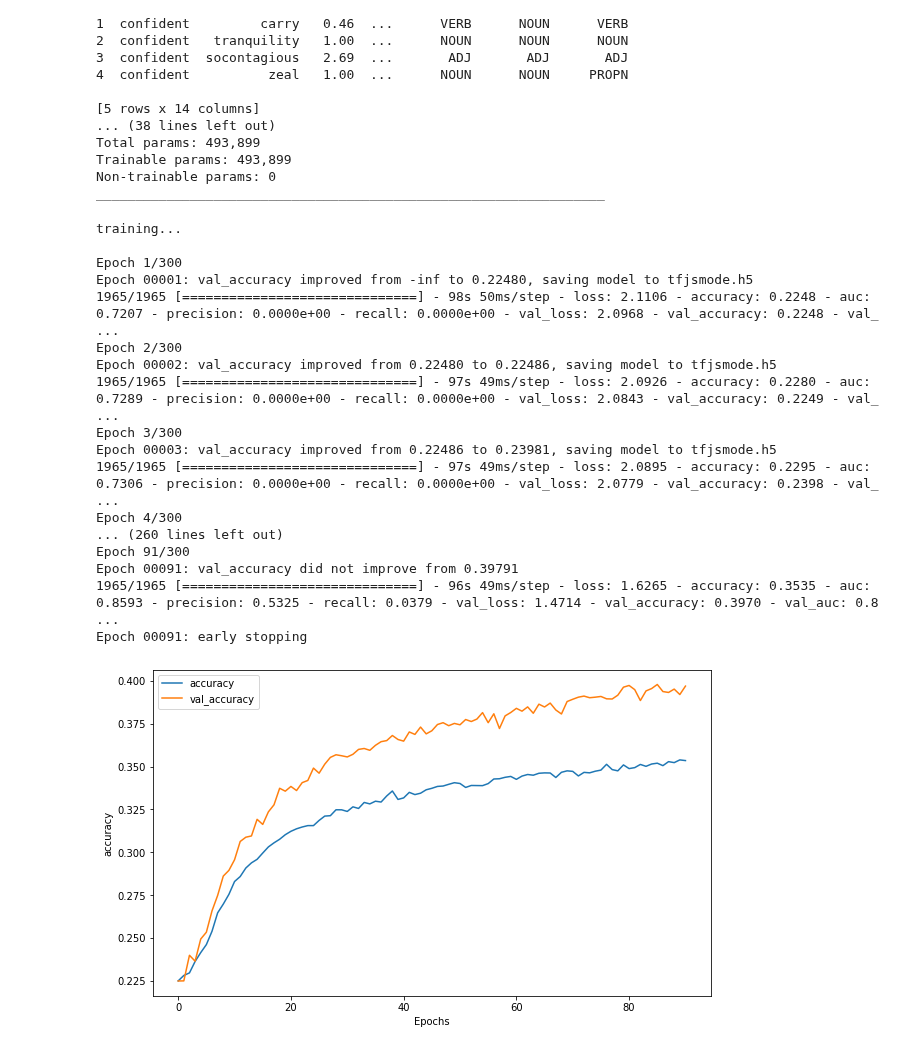
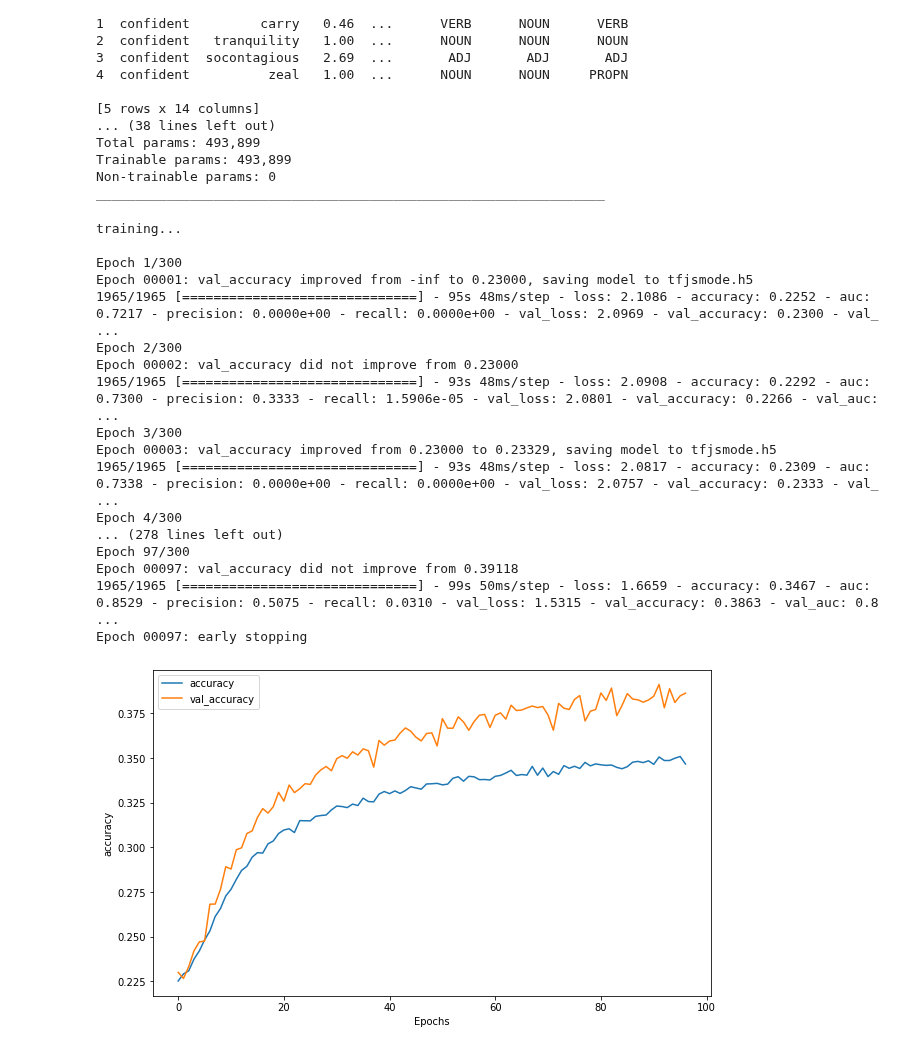
Before and after one commit to aascode/sentiment-analysis-2, a Jupyter notebook: training/training_words.ipynb, the cells around one changed output. Saved outputs shown, nothing was run; the diff lists cells and outputs as text; code cells hidden in the pictures.

Commit message:
BiLSTM model

```diff
--- a/training/training_words.ipynb
+++ b/training/training_words.ipynb
@@ -290,8 +317,7 @@ def prepare_dataset(labeldict : dict, test_size=.3, validation_size=.1):
     print(('y: {}').format(y))
 
     # create/split train, validation and test and shuffle the data
-    x_train, x_test, y_train, y_test = train_test_split(x, y, test_size=test_size, shuffle=True,
-                                                        random_state=42) # use random_state=42 ? **
+    x_train, x_test, y_train, y_test = train_test_split(x, y, test_size=test_size, shuffle=True)
     print(x.max(), x.min())
 
     x_train_val, x_validation, y_train_val, y_validation = train_test_split(x_train, y_train, test_size=test_size, shuffle=True)
@@ -337,25 +363,25 @@ def build_model(vocab_size, embedding_dim=64, input_length=30):
     model = tf.keras.Sequential([
         tf.keras.layers.Embedding(input_dim=(vocab_size + 1), output_dim=embedding_dim, input_length=input_length),
 
-        tf.keras.layers.Bidirectional(tf.keras.layers.LSTM(rnn_units,return_sequences=True, dropout=0.2)),
-        tf.keras.layers.Bidirectional(tf.keras.layers.LSTM(rnn_units,return_sequences=True, dropout=0.2)),
+        tf.keras.layers.Bidirectional(tf.keras.layers.LSTM(rnn_units, return_sequences=True, dropout=.2)),
+        tf.keras.layers.Bidirectional(tf.keras.layers.LSTM(rnn_units, return_sequences=True, dropout=.2)),
         tf.keras.layers.GlobalMaxPool1D(),
-        tf.keras.layers.Dropout(0.1),
-        tf.keras.layers.Dense(64, activation='relu'),
+        tf.keras.layers.Dropout(.1),
+        tf.keras.layers.Dense(64, activation='tanh'), # instead of relu
 
         # softmax output layer
         tf.keras.layers.Dense(11, activation='softmax')
     ])
 
     # optimizer & loss
-    opt = 'adam' #tf.optimizers.Adam(learning_rate=1e-4)
+    opt = 'RMSprop' # instead of # adam # tf.optimizers.Adam(leanirning_rate=1e-4)
     loss = 'categorical_crossentropy'
 
     # Metrics
-    # Instead of using AUC: Precision & Recall
+    # AUC: Computes the approximate AUC (Area Under the Curve) via a Riemann sum.
     # Precision: Computes the precision of the predictions with respect to the labels.
     # Recall: Computes the recall of the predictions with respect to the labels.
-    metrics = ['accuracy', 'AUC','Precision', 'Recall']
+    metrics = ['accuracy', 'AUC', 'Precision', 'Recall']
 
     # compile model
     model.compile(optimizer=opt,
@@ -513,6 +543,13 @@ Non-trainable params: 0
 _________________________________________________________________
 # %%
 # train the model
+
+# observations:
+# precision & recall 0.000e+00 in early epochs
+# on the first epoch: val_accuracy improved from -inf to 0.23
+# low accuracy
+# val_accuracy is low but higher than accuracy
+
 history = train(model=model, x_train=x_train, y_train=to_categorical(y_train), batch_size=BATCH_SIZE,
                 x_validation=x_validation, y_validation=to_categorical(y_validation),
                 epochs=EPOCHS, verbose=1, monitor_es='val_loss', mode_es='min', restore=False)
@@ -520,24 +557,25 @@ history = train(model=model, x_train=x_train, y_train=to_categorical(y_train), b
 training...
 
 Epoch 1/300
-Epoch 00001: val_accuracy improved from -inf to 0.22480, saving model to tfjsmode.h5
-1965/1965 [==============================] - 98s 50ms/step - loss: 2.1106 - accuracy: 0.2248 - auc: 0.7207 - precision: 0.0000e+00 - recall: 0.0000e+00 - val_loss: 2.0968 - val_accuracy: 0.2248 - val_ ...
+Epoch 00001: val_accuracy improved from -inf to 0.23000, saving model to tfjsmode.h5
+1965/1965 [==============================] - 95s 48ms/step - loss: 2.1086 - accuracy: 0.2252 - auc: 0.7217 - precision: 0.0000e+00 - recall: 0.0000e+00 - val_loss: 2.0969 - val_accuracy: 0.2300 - val_ ...
 Epoch 2/300
-Epoch 00002: val_accuracy improved from 0.22480 to 0.22486, saving model to tfjsmode.h5
-1965/1965 [==============================] - 97s 49ms/step - loss: 2.0926 - accuracy: 0.2280 - auc: 0.7289 - precision: 0.0000e+00 - recall: 0.0000e+00 - val_loss: 2.0843 - val_accuracy: 0.2249 - val_ ...
+Epoch 00002: val_accuracy did not improve from 0.23000
+1965/1965 [==============================] - 93s 48ms/step - loss: 2.0908 - accuracy: 0.2292 - auc: 0.7300 - precision: 0.3333 - recall: 1.5906e-05 - val_loss: 2.0801 - val_accuracy: 0.2266 - val_auc: ...
 Epoch 3/300
-Epoch 00003: val_accuracy improved from 0.22486 to 0.23981, saving model to tfjsmode.h5
-1965/1965 [==============================] - 97s 49ms/step - loss: 2.0895 - accuracy: 0.2295 - auc: 0.7306 - precision: 0.0000e+00 - recall: 0.0000e+00 - val_loss: 2.0779 - val_accuracy: 0.2398 - val_ ...
+Epoch 00003: val_accuracy improved from 0.23000 to 0.23329, saving model to tfjsmode.h5
+1965/1965 [==============================] - 93s 48ms/step - loss: 2.0817 - accuracy: 0.2309 - auc: 0.7338 - precision: 0.0000e+00 - recall: 0.0000e+00 - val_loss: 2.0757 - val_accuracy: 0.2333 - val_ ...
 Epoch 4/300
-... (260 lines left out)
-Epoch 91/300
-Epoch 00091: val_accuracy did not improve from 0.39791
-1965/1965 [==============================] - 96s 49ms/step - loss: 1.6265 - accuracy: 0.3535 - auc: 0.8593 - precision: 0.5325 - recall: 0.0379 - val_loss: 1.4714 - val_accuracy: 0.3970 - val_auc: 0.8 ...
-Epoch 00091: early stopping
+... (278 lines left out)
+Epoch 97/300
+Epoch 00097: val_accuracy did not improve from 0.39118
+1965/1965 [==============================] - 99s 50ms/step - loss: 1.6659 - accuracy: 0.3467 - auc: 0.8529 - precision: 0.5075 - recall: 0.0310 - val_loss: 1.5315 - val_accuracy: 0.3863 - val_auc: 0.8 ...
+Epoch 00097: early stopping
 # %%
 plot_history(history, 'accuracy')
+plot_history(history, 'val_accuracy')
 # %% [output]
-[figure, old version]
+[figure, new version]
 # %%
 plot_history(history, 'precision')
 plot_history(history, 'recall')
```
Also changed, not shown: parts of 12 cells of this notebook.
